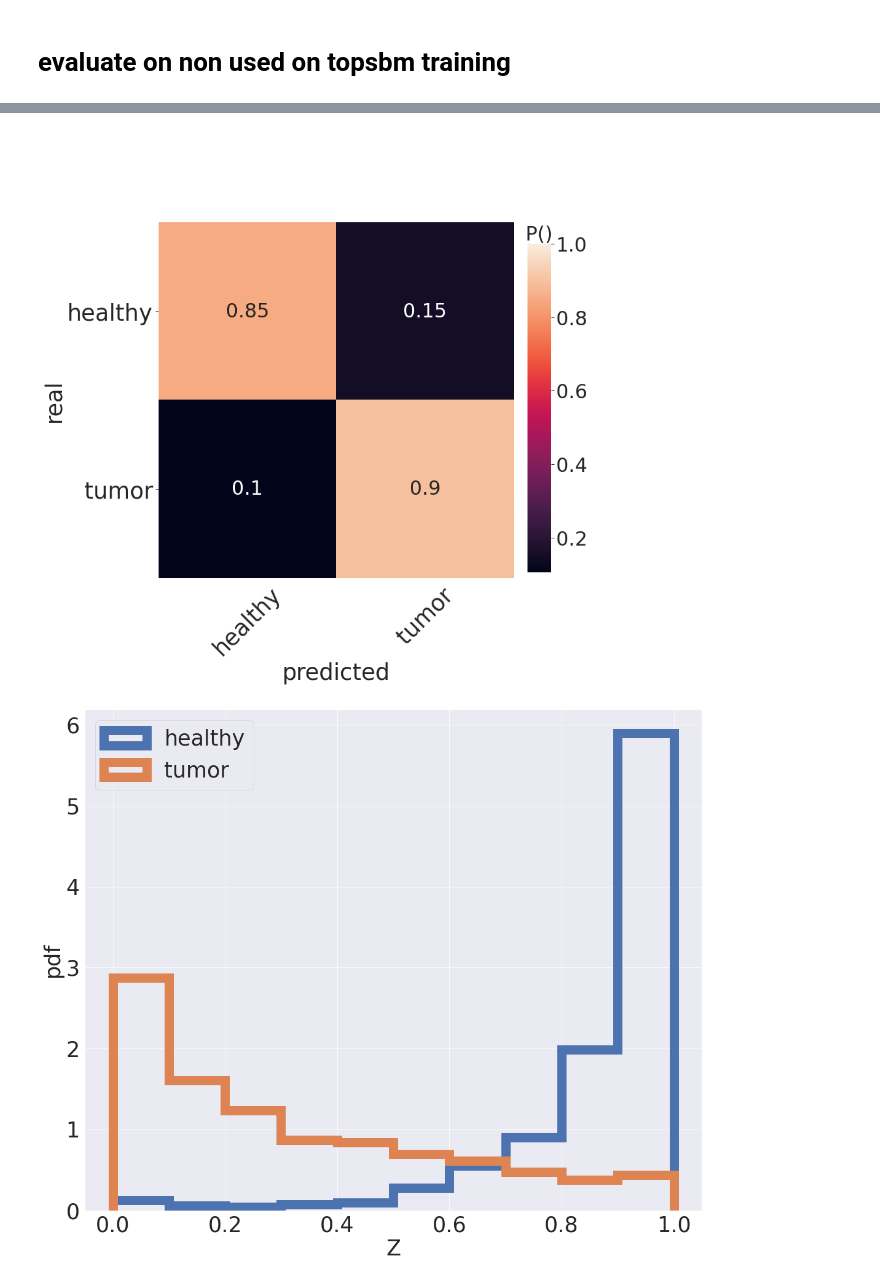
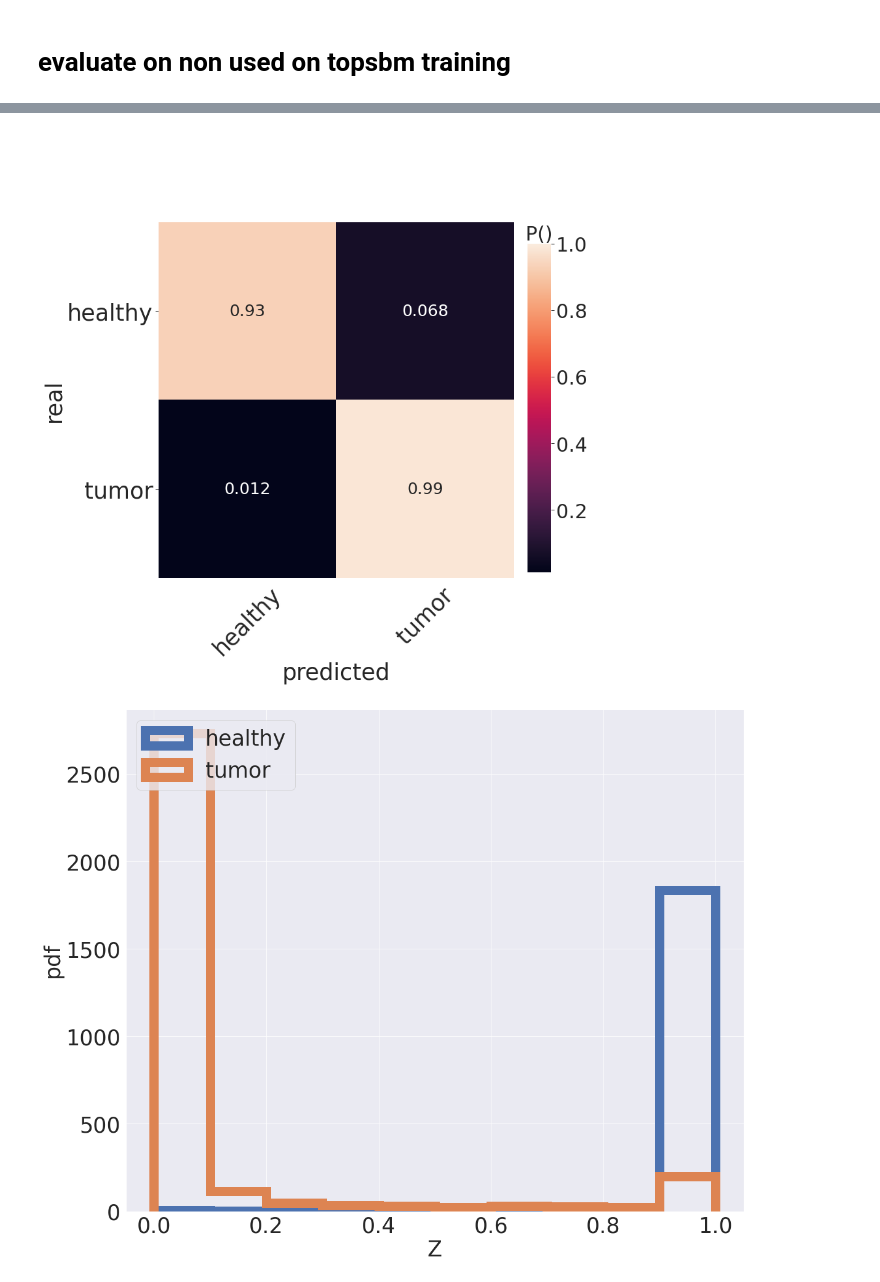
Before and after one commit to fvalle1/phd, a Jupyter notebook: Colab_Notebooks/predictor.ipynb, the cells around one changed output, grey strips where cells are left out. Cells and saved outputs as stored; diff of their text form; code cells hidden in the pictures.

Commit message:
predict L-2 and some plots

```diff
--- a/Colab_Notebooks/predictor.ipynb
+++ b/Colab_Notebooks/predictor.ipynb
@@ -129,11 +137,11 @@ es = EarlyStopping(monitor='val_loss', min_delta=1e-10, mode='min', patience=25)
 model=Sequential()
 model.add(Dense(units=100, input_dim=inputs, use_bias=True, bias_initializer="ones", activation="relu", kernel_regularizer=l1_l2(l1=0.01, l2=0.0001)))
 model.add(Dense(units=uniq, activation=activation_func))
-model.compile(loss=binary_crossentropy, optimizer=SGD(lr=0.001, momentum=0.9), metrics=['accuracy', 'AUC'])
+model.compile(loss=loss, optimizer=SGD(lr=lr, momentum=momentum), metrics=['accuracy', 'AUC'])
 K.set_learning_phase(0)
 
 print(model.summary())
-plot_model(model, show_shapes=True)
+plot_model(model, to_file=f"model_{label}.png", dpi=600, show_shapes=True)
 # %% [output]
 Model: "sequential"
 _________________________________________________________________
@@ -191,12 +199,13 @@ gc.collect()
 # evaluate on non used on topsbm training
 # %%
 df_test_table = pd.read_csv("mainTable_test.csv", index_col = 0)
+df_test_table = df_test_table.where(df_test_table<1e5,1e5)
 # %%
 #get only HV genes
 df_test = df_test_table.reindex(index=df_words.index)
-
-df_test = df_test.divide(df_test.sum(0),1).transpose().fillna(0)
+df_test = df_test.transpose().fillna(-1).astype(int)
 
 df_test = pd.DataFrame(data=np.matmul(df_test.values,df_words.values), index=df_test.index, columns=df_words.columns)
 df_test=df_test.divide(df_test.mean(axis=0), axis=1) #normalize P(t|d)
-df_test.head()
+
+df_test = df_test.subtract(df_topics.drop("tissue",1).mean(0),1).divide((X_train.max(0)-X_train.min(0)),1) #SGD transform
@@ -211,6 +212,6 @@ df_test.head()
 # %%
 classes = np.unique(df_files.reindex(index=df_test.index)[label])
-X_test = df_test.values
+X_test = df_test.values.astype(float)
 Y_test = to_categorical([np.where(classes==t)[0][0] for t in df_files.reindex(index=df_test.index)[label].values.ravel()])
 if uniq==1:
   Y_test = np.abs(np.argmax(Y_test, axis=-1)-1)
@@ -241,7 +242,7 @@ cm = sns.clustermap(results,
                     xticklabels=classes,
                     yticklabels=classes,
                     annot=False,
-                    annot_kws={"fontsize":30},
+                    annot_kws={"fontsize":25},
                     cbar_pos=(0.99,0.05,0.05,0.7))
 ax = cm.ax_heatmap
 fig = ax.get_figure()
@@ -257,31 +258,33 @@ ax.tick_params(labelsize=35)
 cax = cm.ax_cbar
 cax.tick_params(labelsize=30)
 cax.set_title("P()", fontsize=30)
+plt.tight_layout()
+cm.savefig(f"predict_{label}.pdf")
 
-fig.savefig(f"predict_{label}.pdf")
+plt.show()
 # %% [output]
-[figure, old version]
+[figure, new version]
 # %%
 fig, ax= plt.subplots(figsize=(18,15))
 
 if uniq > 1:
   for c in range(uniq):
     ax.hist((1-model.predict(X_test).T[0])[Y_test.argmax(1)==c], histtype="step", lw=15, bins=10, density=True)
 else:
-  ax.hist(y_pred_p[Y_test==1], histtype="step", lw=15, bins=10, density=True, label="healthy")
-  ax.hist(y_pred_p[Y_test==0], histtype="step", lw=15, bins=10, density=True, label="tumor")
+  ax.hist(y_pred_p[Y_test==1], histtype="step", lw=15, bins=10, density=False, label="healthy")
+  ax.hist(y_pred_p[Y_test==0], histtype="step", lw=15, bins=10, density=False, label="tumor")
 
 ax.tick_params(labelsize=35)
 ax.legend(fontsize=35, loc="upper left")
 ax.set_title("", fontsize=35)
 
 ax.set_xlim(-0.05,1.05)
 
 ax.set_xlabel("Z", fontsize=35)
 ax.set_ylabel("pdf", fontsize=35)
 
 plt.show()
 # %% [output]
-[figure, old version]
+[figure, new version]
 # %%
 fpr, tpr, thresholds = roc_curve(y_true, y_pred_p.T[0])
```
Also changed, not shown: parts of 18 cells of this notebook.
